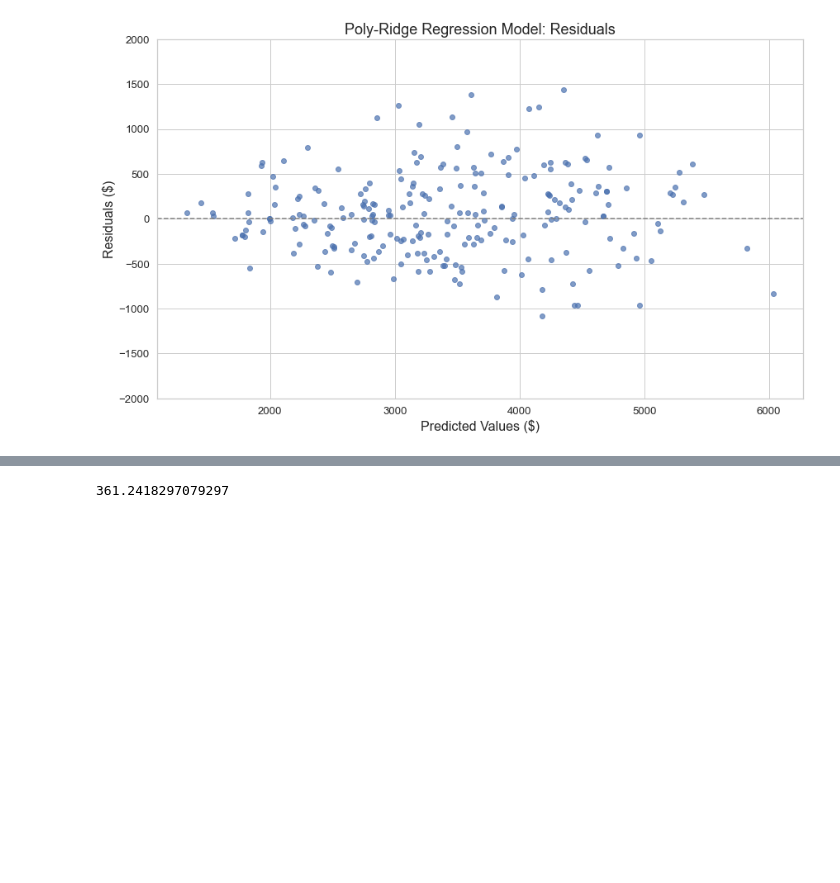
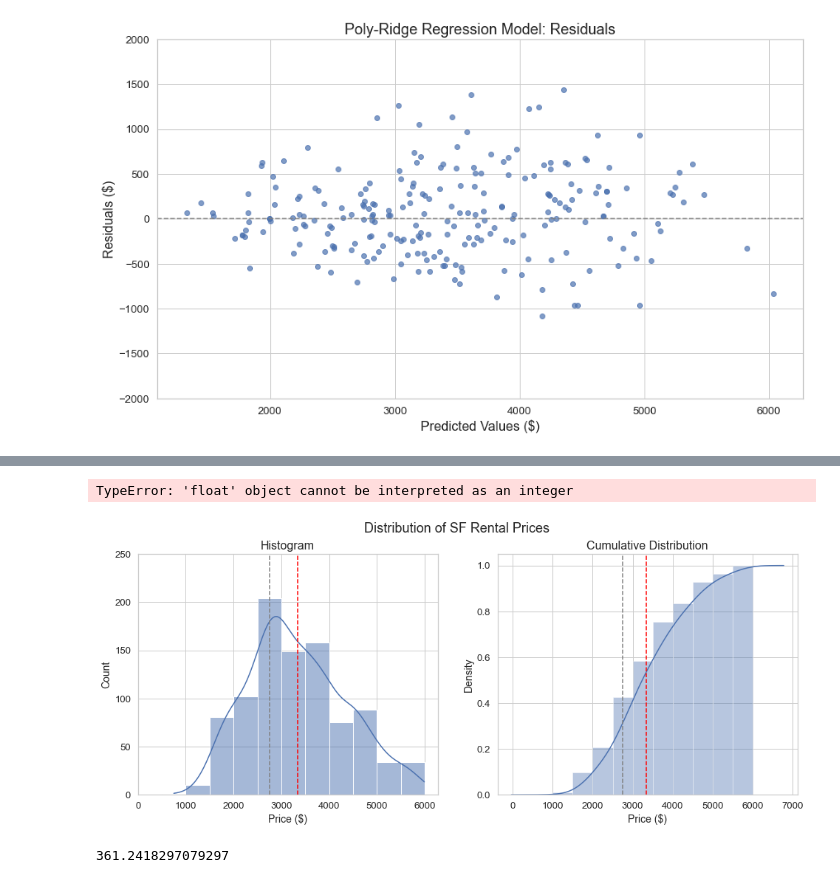
Before and after one commit to alfredjackieots/CL-housing-rent-predictions, a Jupyter notebook: explore_poly.ipynb, the cells around one changed output, grey strips where cells are left out. Drawn from its saved outputs; the diff is of its cells as text; code cells hidden in the pictures; blank space fills up the shorter version.

```diff
--- a/explore_poly.ipynb
+++ b/explore_poly.ipynb
@@ -381,3 +400,40 @@ ax_predict.set_xticks([0, 1000, 2000, 3000, 4000, 5000, 6000])
+# %%
+from scipy import stats
+
+x = sf.price
+x_mode = stats.mode(x)
+
+plt.figure(figsize=(16, 6))
+plt.suptitle('Distribution of SF Rental Prices', fontname='Arial', fontsize=18)
+
+plt.subplot(1, 2, 1)
+ax_actual = sns.histplot(sf.price, kde=True, bins=(list(range(500, 6001, 500))))
+ax_actual.set_title('Histogram', fontname='Arial', fontsize=16)
+ax_actual.set_xlabel('Price ($)', fontname='Arial', fontsize=14)
+ax_actual.set_ylabel('Count', fontname='Arial', fontsize=14)
+ax_actual.set_yticks([0, 50, 100, 150, 200, 250])
+ax_actual.set_xticks(list(range(0, 6001, 1000)))
+ax_actual.set_xticklabels(list(range(0, 6001, 1000)))
+plt.axvline(sf.price.mean(), linestyle='--', color='red')
+plt.axvline(2750, linestyle='--', color='grey')
+
+plt.subplot(1, 2, 2)
+kwargs= {'cumulative': True}
+dist = sns.distplot(x, hist_kws=kwargs, kde_kws=kwargs, bins=(list(range(500, 6001, 500))))
+plt.axvline(x.mean(), linestyle='--', color='red')
+plt.axvline(2750, linestyle='--', color='grey')
+
+dist.set_title('Cumulative Distribution', fontname='Arial', fontsize=16)
+dist.set_xlabel('Price ($)', fontname='Arial', fontsize=14)
+dist.set_ylabel('Density', fontname='Arial', fontsize=14)
+dist.set_yticks(list(range(0., 1., .2)))
+dist.set_xticks(list(range(500, 6501, 1000)))
+dist.set_xticklabels(list(range(500, 6501, 1000)));
+
+#plt.savefig('img/price_hist_cdf.png')
+# %% [output]
+TypeError: 'float' object cannot be interpreted as an integer
+[figure, added]
 # %%
 mae = np.mean(np.abs(rid_predict - y_test))
 mae
```
Also changed, not shown: parts of 7 cells of this notebook, 1 other file.
